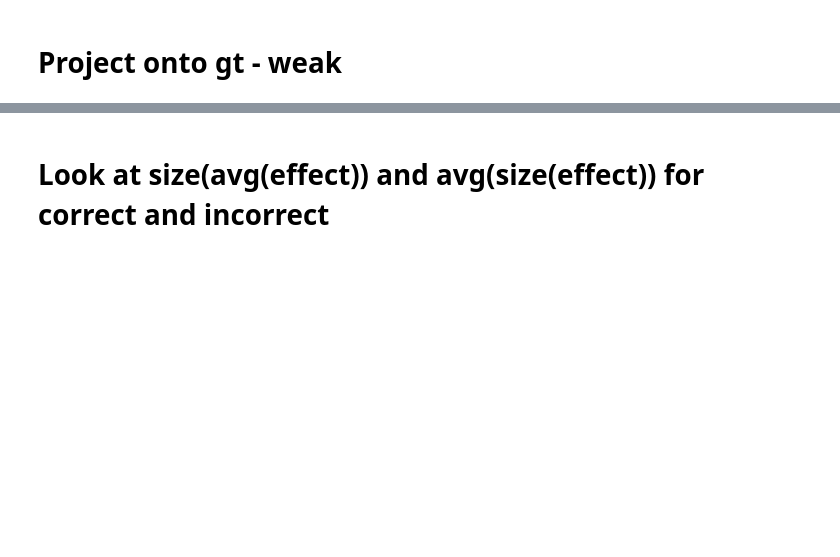
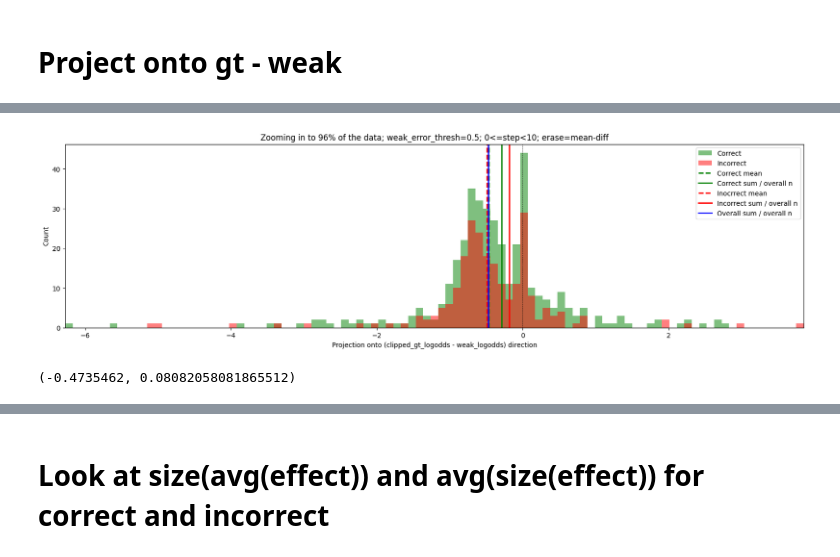
Before and after one commit to EleutherAI/weak-to-strong, a Jupyter notebook: notebooks/grads_analysis.ipynb, the cells around one changed output, grey strips where cells are left out. Cells and saved outputs as stored; diff of their text form; code cells hidden in the pictures; blank space fills up the shorter version.

```diff
--- a/notebooks/grads_analysis.ipynb
+++ b/notebooks/grads_analysis.ipynb
@@ -279,10 +289,10 @@ def erase_labels(x, soft_labels, label_erasure: Literal["none", "leace", "mean-d
 # strong_path = "../results/quirky/nli-hem-add/bs=32-dl=1-dn=quir_hemi-e=2-ee=50-lp=0-lbmae=1-l=xent-l=1e-05-ls=cosi_anne-mc=512-ms=Mistral-7B-v0.1-hemisphere-random-ntd=500-ntd=8000-ntd=0-o=Adam-stl=1-s=0-sg=0-twd=0"
 # w2s_path = "../results/quirky/nli-hem-add/bs=64-dl=1-dn=quir_hemi-e=1-ee=25-lp=0-lbmae=1-l=kl-l=1e-05-ls=cosi_anne-mc=512-ms=Mistral-7B-v0.1-hemisphere-random-ntd=500-ntd=8000-ntd=0-o=Adam-stl=1-s=0-sg=1-twd=0-wms=Bob"
 
-# # quirky nli
-# weak_path = "../results/quirky/nli-hem-add/dn=quirky_nli-ntr=8000-nte=500"
-# strong_path = "../results/quirky/nli-hem-add/bs=32-dl=1-dn=quir_nli-e=2-ee=50-lp=0-lbmae=1-l=xent-l=1e-05-ls=cosi_anne-mc=512-ms=Mistral-7B-v0.1-nli-random-ntd=500-ntd=8000-ntd=0-o=Adam-stl=1-s=0-sg=0-twd=0"
-# w2s_path = "../results/quirky/nli-hem-add/bs=64-dl=1-dn=quir_nli-e=1-ee=25-lp=0-lbmae=1-l=kl-l=1e-05-ls=cosi_anne-mc=512-ms=Mistral-7B-v0.1-nli-random-ntd=500-ntd=8000-ntd=0-o=Adam-stl=1-s=0-sg=1-twd=0-wms=Bob"
+# quirky nli
+weak_path = "../results/quirky/nli-hem-add/dn=quirky_nli-ntr=8000-nte=500"
+strong_path = "../results/quirky/nli-hem-add/bs=32-dd=1000000-dl=1-dn=quir_nli-e=2-ee=50-lp=0-lbmae=1-l=xent-l=1e-05-ls=cosi_anne-mc=512-ms=Mistral-7B-v0.1-nli-random-ntd=500-ntd=8000-ntd=0-o=Adam-stl=1-s=0-sg=0-twd=0"
+w2s_path = "../results/quirky/nli-hem-add/bs=64-dd=1000000-dl=1-dn=quir_nli-e=1-ee=25-lp=0-lbmae=1-l=kl-l=1e-05-ls=cosi_anne-mc=512-ms=Mistral-7B-v0.1-nli-random-ntd=500-ntd=8000-ntd=0-o=Adam-stl=1-s=0-sg=1-twd=0-wms=Bob"
 
 # quirky sciq
 # weak_path = "../results/quirky/sciq/dn=quirky_sciq-ntr=3000-nte=300"
@@ -294,10 +304,10 @@ def erase_labels(x, soft_labels, label_erasure: Literal["none", "leace", "mean-d
 # strong_path = "../results/quirky/sentiment/bs=32-dl=1-dn=quir_sent-e=1-ee=50-lp=0-lbmae=1-l=xent-l=1e-05-ls=cosi_anne-mc=512-ms=Mistral-7B-v0.1-sentiment-random-ntd=300-ntd=3000-ntd=0-o=Adam-stl=1-s=0-sg=0-twd=0"
 # w2s_path = "../results/quirky/sentiment/bs=128-dl=1-dn=quir_sent-e=1-ee=25-lp=0-lbmae=1-l=kl-l=2e-05-ls=cosi_anne-mc=512-ms=Mistral-7B-v0.1-sentiment-random-ntd=300-ntd=3000-ntd=0-o=Adam-stl=1-s=0-sg=1-twd=0-wms=Bob"
 
-# amazon_polarity
-weak_path = "../results/function-grads/amazon_polarity/bs=32-dd=1000000-dl=1-dn=amaz_pola-e=1-ee=50-lp=0-lbmae=1-l=xent-l=1e-05-ls=cosi_anne-mc=512-ms=pythia-14m-ntd=500-ntd=10000-ntd=10000-o=Adam-stl=1-s=0-sg=0-twd=0"
-strong_path = "../results/function-grads/amazon_polarity/bs=32-dd=1000000-dl=1-dn=amaz_pola-e=1-ee=50-lp=0-lbmae=1-l=xent-l=1e-05-ls=cosi_anne-mc=512-ms=Qwen1.5-0.5B-ntd=500-ntd=10000-ntd=10000-o=Adam-stl=1-s=0-sg=0-twd=0"
-w2s_path = "../results/function-grads/amazon_polarity/bs=64-dd=1000000-dl=1-dn=amaz_pola-e=1-ee=25-lp=0-lbmae=1-l=kl-l=1e-05-ls=cosi_anne-mc=512-ms=Qwen1.5-0.5B-ntd=500-ntd=10000-ntd=10000-o=Adam-stl=1-s=0-sg=1-twd=0-wms=pythia-14m"
+# # amazon_polarity
+# weak_path = "../results/function-grads/amazon_polarity/bs=32-dd=1000000-dl=1-dn=amaz_pola-e=1-ee=50-lp=0-lbmae=1-l=xent-l=1e-05-ls=cosi_anne-mc=512-ms=pythia-14m-ntd=500-ntd=10000-ntd=10000-o=Adam-stl=1-s=0-sg=0-twd=0"
+# strong_path = "../results/function-grads/amazon_polarity/bs=32-dd=1000000-dl=1-dn=amaz_pola-e=1-ee=50-lp=0-lbmae=1-l=xent-l=1e-05-ls=cosi_anne-mc=512-ms=Qwen1.5-0.5B-ntd=500-ntd=10000-ntd=10000-o=Adam-stl=1-s=0-sg=0-twd=0"
+# w2s_path = "../results/function-grads/amazon_polarity/bs=64-dd=1000000-dl=1-dn=amaz_pola-e=1-ee=25-lp=0-lbmae=1-l=kl-l=1e-05-ls=cosi_anne-mc=512-ms=Qwen1.5-0.5B-ntd=500-ntd=10000-ntd=10000-o=Adam-stl=1-s=0-sg=1-twd=0-wms=pythia-14m"
 
 # mc taco
 # weak_path = "../results/function-grads/mc_taco/bs=32-dl=1-dn=mc_taco-e=3-ee=50-gib=1-lp=0-lbmae=1-l=xent-l=1e-05-ls=cosi_anne-mc=512-mfbm=auroc-ms=pythia-410m-ntd=300-ntd=4000-ntd=5000-o=Adam-stl=1-s=0-sg=0-twd=0"
@@ -423,32 +461,38 @@ plt.colorbar(label="step")
 # %%
 clip_percent = 2
 do_clip = False
 minx, maxx = np.percentile(all_w2s_projs, [clip_percent, 100 - clip_percent])
 
 if do_clip:
     w2s_projs = np.clip(all_w2s_projs, minx, maxx)
 else:
     w2s_projs = all_w2s_projs
 
 c_thresh = 0.5
-cm = np.abs(r.grads.weak_error[mask]) < c_thresh
+cm = np.abs(r.grads.weak_error[step_mask][mask]) < c_thresh
 correct_w2s_projs = w2s_projs[cm]
 incorrect_w2s_projs = w2s_projs[~cm]
 
 bins = np.linspace(minx, maxx, 100)
 plt.figure(figsize=(20, 5))
 plt.hist(correct_w2s_projs, bins=bins, alpha=0.5, label="Correct", density=False, color="g")
 plt.hist(incorrect_w2s_projs, bins=bins, alpha=0.5, label="Incorrect", density=False, color="r")
 plt.axvline(correct_w2s_projs.mean(), color="g", linestyle="--", label="Correct mean", linewidth=2)
 plt.axvline(correct_w2s_projs.sum() / len(w2s_projs), color="g", linestyle="-", label="Correct sum / overall n", linewidth=2)
 plt.axvline(incorrect_w2s_projs.mean(), color="r", linestyle="--", label="Inocrrect mean", linewidth=2)
 plt.axvline(incorrect_w2s_projs.sum() / len(w2s_projs), color="r", linestyle="-", label="Incorrect sum / overall n", linewidth=2)
-plt.axvline(w2s_projs.sum() / len(w2s_projs), color="b", linestyle="-", label="Overall sum / overall n", linewidth=2)
+plt.axvline(w2s_projs.mean(), color="b", linestyle="-", label="Overall sum / overall n", linewidth=2)
 plt.axvline(0, color="k", linestyle="--", linewidth=0.5)
 plt.ylabel("Count")
 plt.xlabel("Projection onto (clipped_gt_logodds - weak_logodds) direction")
 keep_percent = 100 - 2 * clip_percent
-plt.title(f"Zooming in to {keep_percent}% of the data; weak_error_thresh={c_thresh}; {min_step}<=step<{max_step}" + (" (clipped)" if do_clip else ""))
+plt.title(f"Zooming in to {keep_percent}% of the data; weak_error_thresh={c_thresh}; {min_step}<=step<{max_step}; erase={erasure_method}" + (" (clipped)" if do_clip else ""))
 plt.xlim(minx, maxx)
 plt.legend()
 plt.show()
+# %% [output]
+[figure, added]
+# %%
+w2s_projs.mean(), w2s_projs.std() / np.sqrt(len(w2s_projs))
+# %% [output]
+(-0.4735462, 0.08082058081865512)
```
Also changed, not shown: parts of 15 cells of this notebook, 2 other files.
